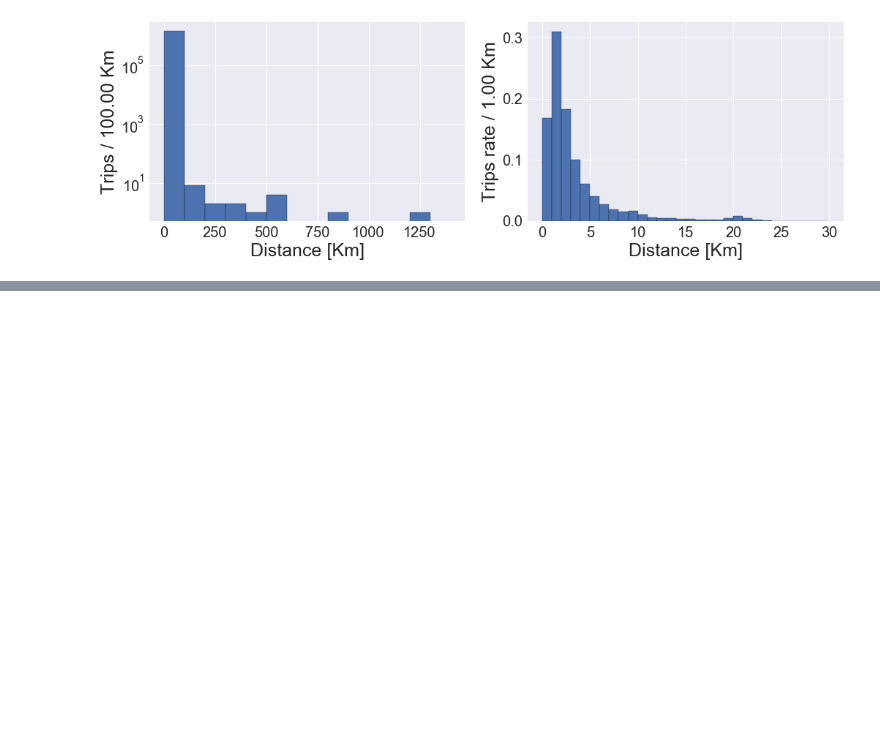
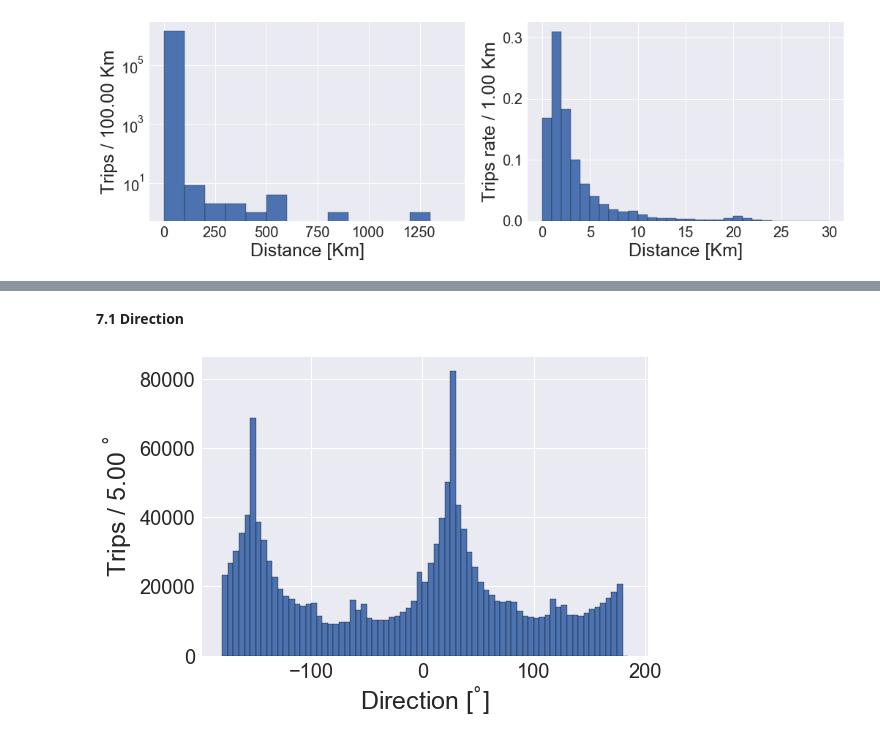
Before and after one commit to yennanliu/NYC_Taxi_Trip_Duration, a Jupyter notebook: notebook/EDA_jtsai_variables.ipynb, the cells around one changed output, grey strips where cells are left out. Cells and saved outputs as stored; diff of their text form; code cells hidden in the pictures; blank space fills up the shorter version.

Commit message:
Direction anaylsis

```diff
--- a/notebook/EDA_jtsai_variables.ipynb
+++ b/notebook/EDA_jtsai_variables.ipynb
@@ -688,0 +691,3 @@ df.to_csv('../data/train_eda.csv', index=False)
+# %%
+df = pd.read_csv('../data/train_eda_density.csv')
+df.head()
@@ -688,0 +702,20 @@ df.to_csv('../data/train_eda.csv', index=False)
+# %% [markdown]
+**7.1 Direction**
+# %%
+# get direction (arc tangent angle)
+def get_direction(lng1, lat1, lng2, lat2):
+    # theta
+    AVG_EARTH_RADIUS = 6371  #  km
+    lng_delta_rad = np.radians(lng2 - lng1)
+    lat1, lng1, lat2, lng2 = map(np.radians, (lat1, lng1, lat2, lng2))
+    y = np.sin(lng_delta_rad) * np.cos(lat2)
+    x = np.cos(lat1) * np.sin(lat2) - np.sin(lat1) * np.cos(lat2) * np.cos(lng_delta_rad)
+    return np.degrees(np.arctan2(y, x))
+# %%
+df['direction'] = pd.DataFrame( get_direction(df['pickup_longitude'].values,  df['pickup_latitude'].values,
+                                              df['dropoff_longitude'].values, df['dropoff_latitude'].values))
+# %%
+make_hist( df['direction'].values, binw=5, xlabel='Direction', xunit='$^{\degree}$', ylabel='Trips', log=False)
+plt.show()
+# %% [output]
+[figure, added]
```
Also changed, not shown: parts of 5 cells of this notebook.
